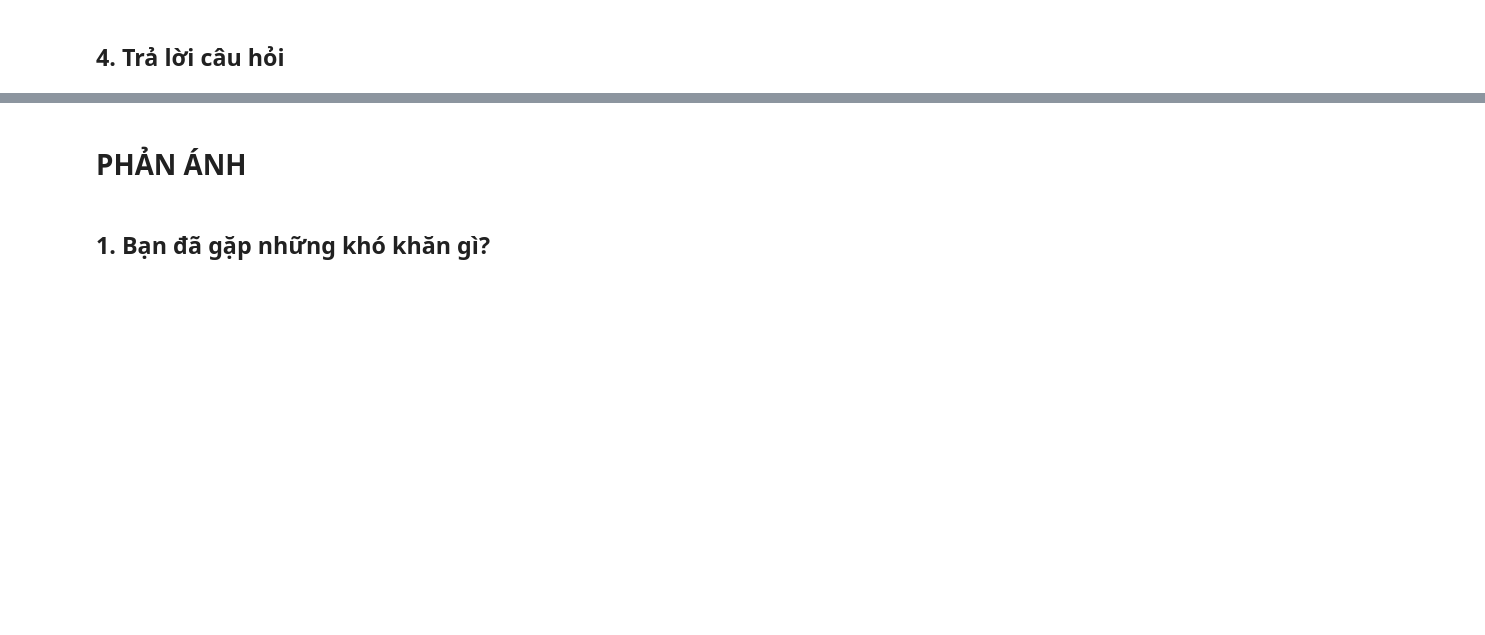
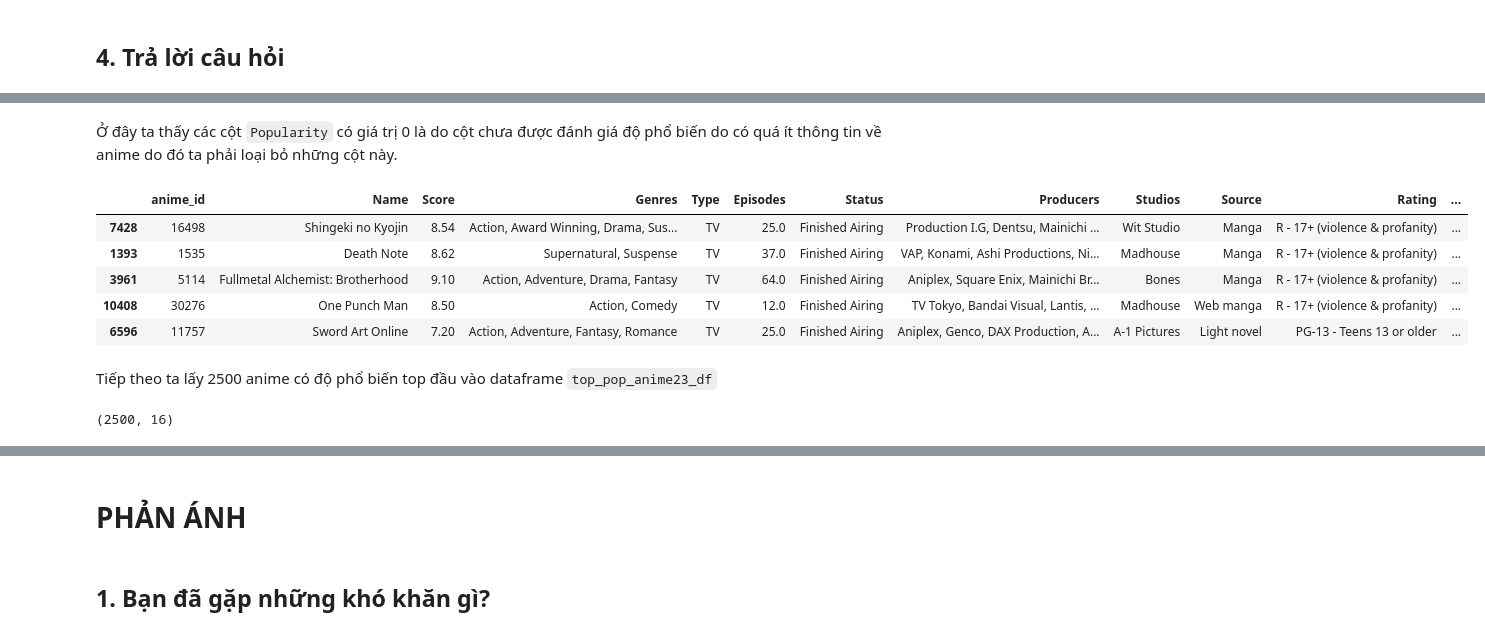
Before and after one commit to AnTuannn/FinalProject_LTKHDL_HKT, a Jupyter notebook: TraLoiCauHoi.ipynb, the cells around one changed output, grey strips where cells are left out. Saved outputs shown, nothing was run; the diff lists cells and outputs as text; code cells hidden in the pictures; blank space fills up the shorter version.

```diff
--- a/TraLoiCauHoi.ipynb
+++ b/TraLoiCauHoi.ipynb
@@ -14,0 +51,19 @@ import matplotlib.pyplot as plt
+# %% [markdown]
+Ở đây ta thấy các cột `Popularity` có giá trị 0 là do cột chưa được đánh giá độ phổ biến do có quá ít thông tin về anime do đó ta phải loại bỏ những cột này.
+# %%
+df_sorted_pop_asc = df_sorted_asc[df_sorted_asc['Popularity'] != 0]
+df_sorted_pop_asc.head()
+# %% [output]
+|  | anime_id | Name | Score | Genres | Type | Episodes | Status | Producers | Studios | Source | Rating | ... |
+| 7428 | 16498 | Shingeki no Kyojin | 8.54 | Action, Award Winning, Drama, Sus... | TV | 25.0 | Finished Airing | Production I.G, Dentsu, Mainichi ... | Wit Studio | Manga | R - 17+ (violence & profanity) | ... |
+| 1393 | 1535 | Death Note | 8.62 | Supernatural, Suspense | TV | 37.0 | Finished Airing | VAP, Konami, Ashi Productions, Ni... | Madhouse | Manga | R - 17+ (violence & profanity) | ... |
+| 3961 | 5114 | Fullmetal Alchemist: Brotherhood | 9.10 | Action, Adventure, Drama, Fantasy | TV | 64.0 | Finished Airing | Aniplex, Square Enix, Mainichi Br... | Bones | Manga | R - 17+ (violence & profanity) | ... |
+| 10408 | 30276 | One Punch Man | 8.50 | Action, Comedy | TV | 12.0 | Finished Airing | TV Tokyo, Bandai Visual, Lantis, ... | Madhouse | Web manga | R - 17+ (violence & profanity) | ... |
+| 6596 | 11757 | Sword Art Online | 7.20 | Action, Adventure, Fantasy, Romance | TV | 25.0 | Finished Airing | Aniplex, Genco, DAX Production, A... | A-1 Pictures | Light novel | PG-13 - Teens 13 or older | ... |
+# %% [markdown]
+Tiếp theo ta lấy 2500 anime có độ phổ biến top đầu vào dataframe `top_pop_anime23_df`
+# %%
+top_pop_anime23_df = df_sorted_pop_asc.iloc[:2500,:]
+top_pop_anime23_df.shape
+# %% [output]
+(2500, 16)
```
Also changed, not shown: parts of 12 cells of this notebook.
